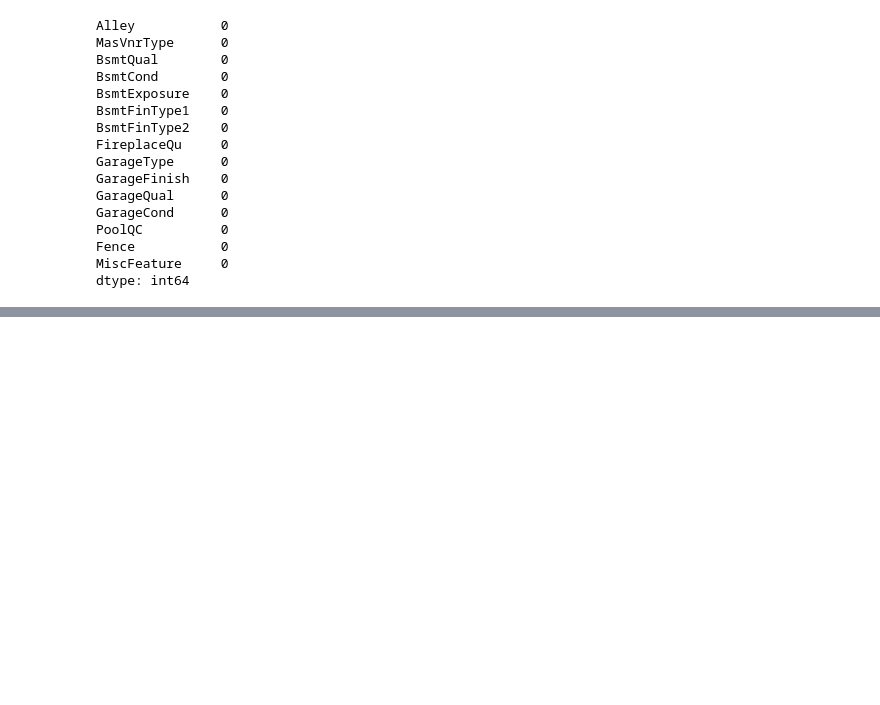
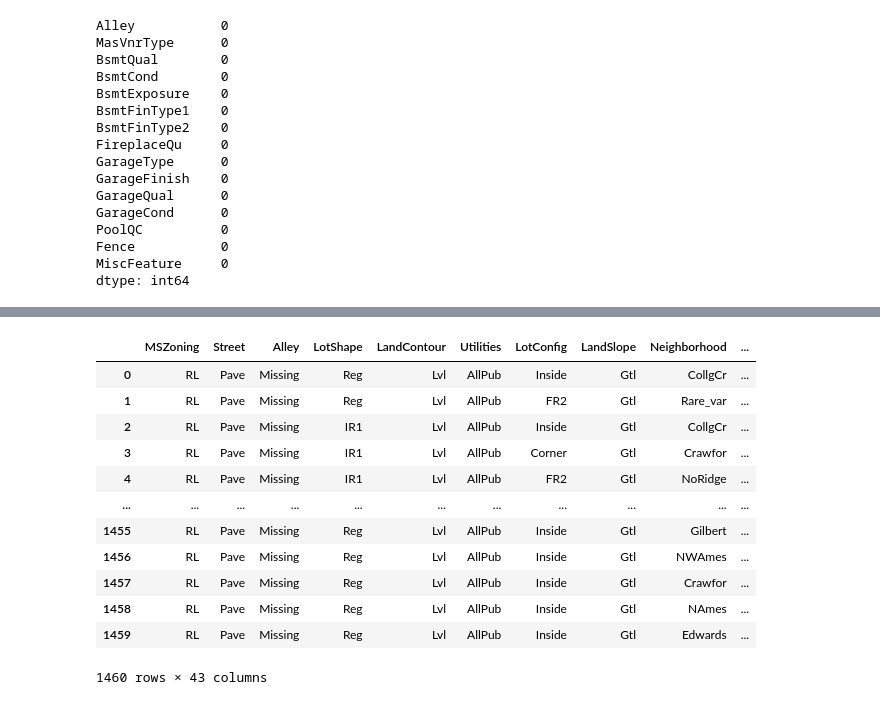
Before and after one commit to PushkaraSharma/Kaggle_Notebooks, a Jupyter notebook: house_price/eda.ipynb, the cells around one changed output, grey strips where cells are left out. Saved outputs shown, nothing was run; the diff lists cells and outputs as text; code cells hidden in the pictures; blank space fills up the shorter version.

Commit message:
PredictSales EDA2.1

```diff
--- a/house_price/eda.ipynb
+++ b/house_price/eda.ipynb
@@ -421,0 +422,8 @@ ValueError: The truth value of a Series is ambiguous. Use a.empty, a.bool(), a.i
+# %%
+#Replace numerical missing values
+for feature in numerical_features:
+    # Note replace outliers with median always
+    median = df[feature].median()
+    df[feature+'_NAN'] = np.where(df[feature].isnull(),1,0)
+    df[feature].fillna(median,inplace=True)
+df[numerical_features].isnull().sum()
@@ -421,0 +446,3 @@ ValueError: The truth value of a Series is ambiguous. Use a.empty, a.bool(), a.i
+# %%
+for feature in ['YearBuilt','YearRemodAdd','GarageYrBlt']:
+    df[feature] = df['YrSold']-df[feature]
@@ -421,0 +479,7 @@ ValueError: The truth value of a Series is ambiguous. Use a.empty, a.bool(), a.i
+# %%
+for feature in cont_features:
+    if 0 in data[feature].unique():
+        pass
+    else:
+        df[feature] = np.log(df[feature])
+df[cont_features].head()
@@ -421,0 +530,21 @@ ValueError: The truth value of a Series is ambiguous. Use a.empty, a.bool(), a.i
+# %%
+for feature in categorical_features:
+    temp = df.groupby(feature)['SalePrice'].count()/len(df)
+    temp_df = temp[temp>0.01].index
+    df[feature] = np.where(df[feature].isin(temp_df),df[feature],'Rare_var')
+# %%
+df[categorical_features]
+# %% [output]
+|  | MSZoning | Street | Alley | LotShape | LandContour | Utilities | LotConfig | LandSlope | Neighborhood | ... |
+| 0 | RL | Pave | Missing | Reg | Lvl | AllPub | Inside | Gtl | CollgCr | ... |
+| 1 | RL | Pave | Missing | Reg | Lvl | AllPub | FR2 | Gtl | Rare_var | ... |
+| 2 | RL | Pave | Missing | IR1 | Lvl | AllPub | Inside | Gtl | CollgCr | ... |
+| 3 | RL | Pave | Missing | IR1 | Lvl | AllPub | Corner | Gtl | Crawfor | ... |
+| 4 | RL | Pave | Missing | IR1 | Lvl | AllPub | FR2 | Gtl | NoRidge | ... |
+| ... | ... | ... | ... | ... | ... | ... | ... | ... | ... | ... |
+| 1455 | RL | Pave | Missing | Reg | Lvl | AllPub | Inside | Gtl | Gilbert | ... |
+| 1456 | RL | Pave | Missing | Reg | Lvl | AllPub | Inside | Gtl | NWAmes | ... |
+| 1457 | RL | Pave | Missing | Reg | Lvl | AllPub | Inside | Gtl | Crawfor | ... |
+| 1458 | RL | Pave | Missing | Reg | Lvl | AllPub | Inside | Gtl | NAmes | ... |
+| 1459 | RL | Pave | Missing | Reg | Lvl | AllPub | Inside | Gtl | Edwards | ... |
+1460 rows × 43 columns
```
Also changed, not shown: parts of 21 cells of this notebook, 1 other file.
